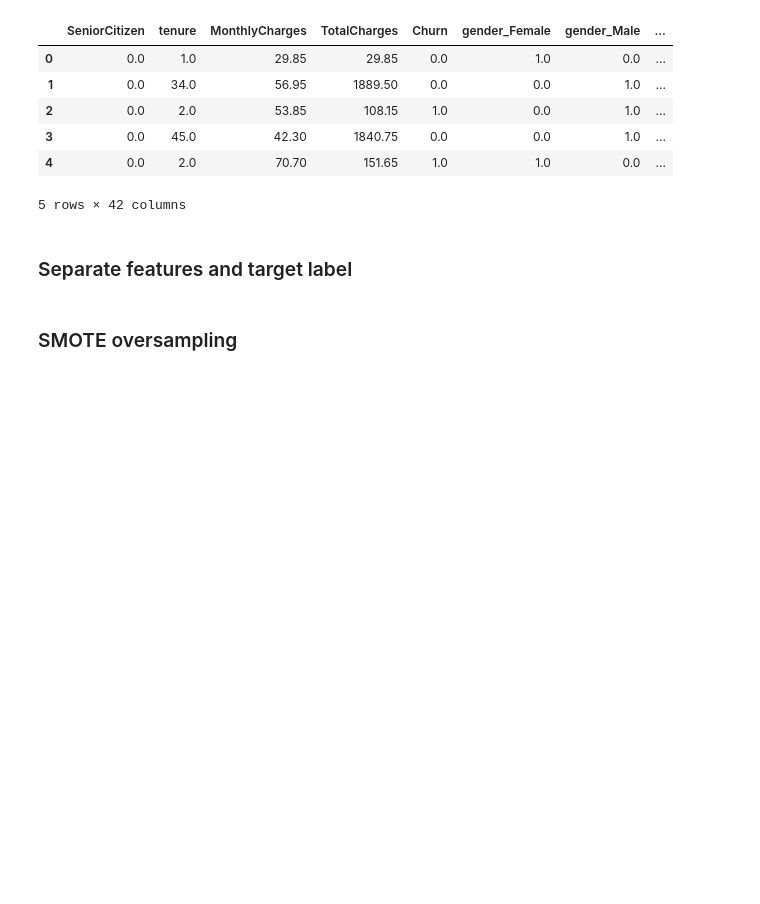
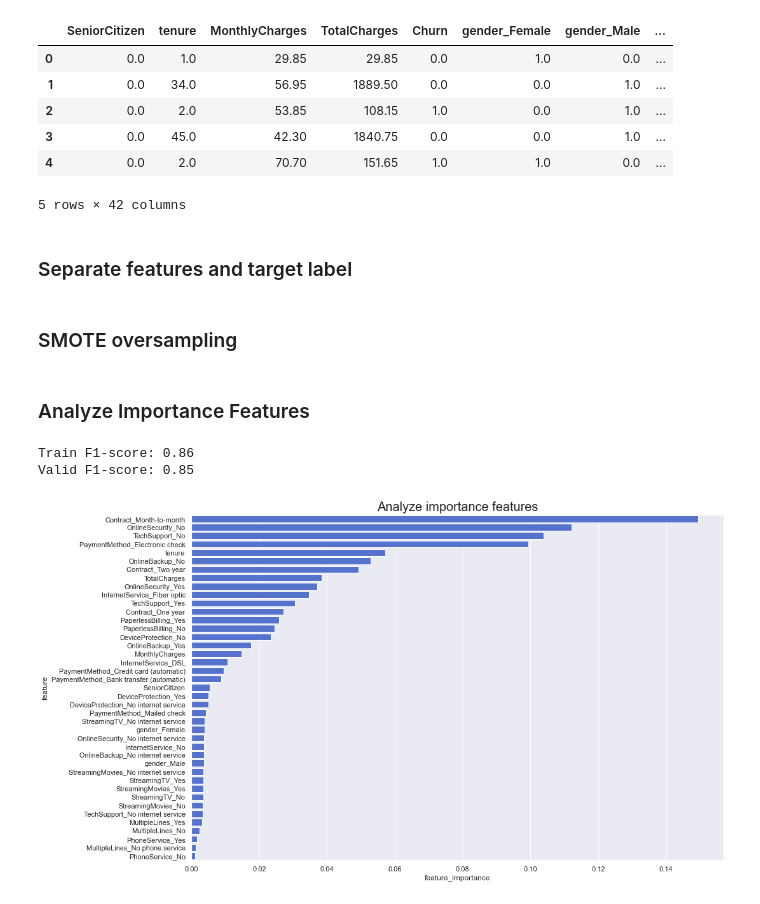
Before and after one commit to mhilmiasyrofi/CustomerChurnAnalytics, a Jupyter notebook: Analytics.ipynb, the cells around one changed output. Saved outputs shown, nothing was run; the diff lists cells and outputs as text; code cells hidden in the pictures; blank space fills up the shorter version.

Commit message:
feat(analyze): feature importance

```diff
--- a/Analytics.ipynb
+++ b/Analytics.ipynb
@@ -290,4 +290,6 @@ from imblearn.over_sampling import SMOTE
 sm = SMOTE(sampling_strategy='minority', random_state=42)
 
 # Fit the model to generate the data
-X, Y = sm.fit_resample(X, y)
+X, y = sm.fit_resample(X, y)
+# %% [markdown]
+### Analyze Importance Features
@@ -293,0 +314,44 @@ X, Y = sm.fit_resample(X, y)
+# %%
+# https://www.kaggle.com/code/lct14558/imbalanced-data-why-you-should-not-use-roc-curve/notebook
+# https://stackoverflow.com/questions/44172162/f1-score-vs-roc-auc#:~:text=F1%20score%20is%20applicable%20for,and%20recall%20should%20be%20high.
+
+from sklearn.ensemble import RandomForestClassifier
+from sklearn.metrics import roc_curve, auc, accuracy_score, f1_score
+from sklearn.model_selection import train_test_split
+
+rf_clf = RandomForestClassifier(
+    n_estimators=700,
+    criterion='gini',
+    max_depth=7,
+    min_samples_split=2,
+    min_samples_leaf=1,
+    min_weight_fraction_leaf=0.0,
+    max_features='auto',
+    max_leaf_nodes=None,
+    min_impurity_decrease=0.0,
+    bootstrap=True,
+    oob_score=False,
+    n_jobs=-1,
+    random_state=0,
+    verbose=0,
+    warm_start=False,
+    class_weight='balanced'
+)
+X_train, X_valid, y_train, y_valid = train_test_split(
+    X, y, test_size=0.1, random_state=42)
+
+rf_clf.fit(X_train, y_train)
+
+train_preds = rf_clf.predict(X_train)
+valid_preds = rf_clf.predict(X_valid)
+
+print(f'Train F1-score: {f1_score(y_train, train_preds):.2f}')
+print(f'Valid F1-score: {f1_score(y_valid, valid_preds):.2f}')
+# %% [output]
+Train F1-score: 0.86
+Valid F1-score: 0.85
+# %%
+base_imp = imp_df(X_train.columns, rf_clf.feature_importances_)
+var_imp_plot(base_imp, 'Analyze importance features')
+# %% [output]
+[figure, added]
```
Also changed, not shown: parts of 1 cell of this notebook.
